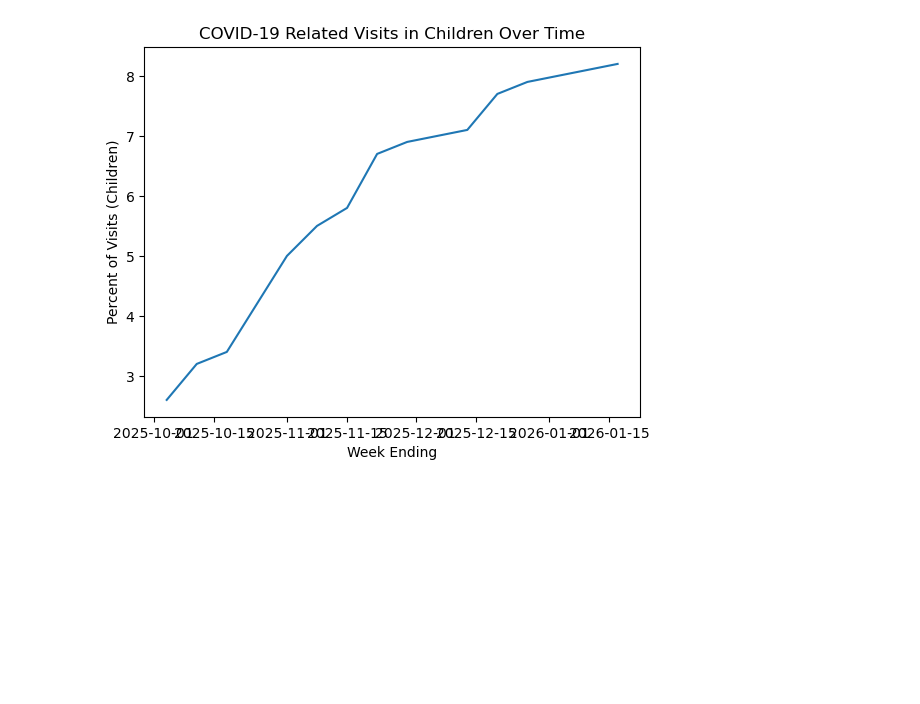
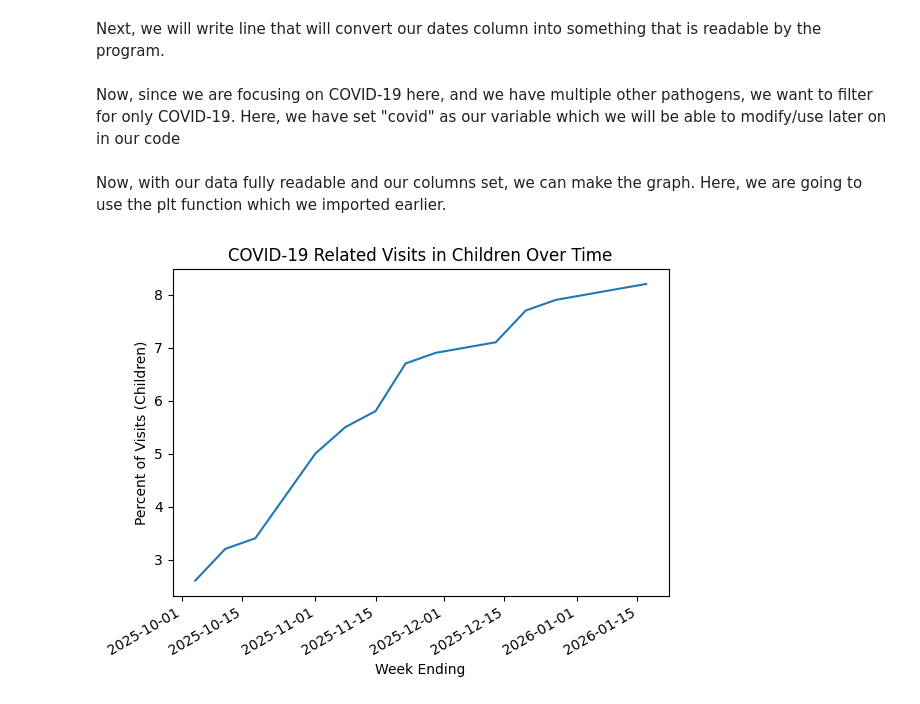
Before and after one commit to Jack-W-Fan/AI-Workshop-Dataset-Notebook, a Jupyter notebook: AI Workshop Dataset Notebook.ipynb, the cells around one changed output. Saved outputs shown, nothing was run; the diff lists cells and outputs as text; code cells hidden in the pictures; blank space fills up the shorter version.

```diff
--- a/AI Workshop Dataset Notebook.ipynb
+++ b/AI Workshop Dataset Notebook.ipynb
@@ -11,0 +26,2 @@ All requested packages already installed.
+# %% [markdown]
+Next, we will write line that will convert our dates column into something that is readable by the program.
@@ -11,0 +30,2 @@ All requested packages already installed.
+# %% [markdown]
+Now, since we are focusing on COVID-19 here, and we have multiple other pathogens, we want to filter for only COVID-19. Here, we have set "covid" as our variable which we will be able to modify/use later on in our code
@@ -12,24 +34,25 @@ All requested packages already installed.
+# %% [markdown]
+Now, with our data fully readable and our columns set, we can make the graph. Here, we are going to use the plt function which we imported earlier.
 # %%
-import pandas as pd
-import matplotlib.pyplot as plt
+# Create a new figure for the plot
+plt.figure()
 
-# 1. Load the data
-df = pd.read_csv("data-table.csv")
+# Plot children's COVID-related visits over time
+plt.plot(covid["week_end"], covid["Children"])
 
-# 2. Convert date column
-df["week_end"] = pd.to_datetime(df["week_end"])
+# Label the x-axis (time)
+plt.xlabel("Week Ending")
 
-# 3. Filter to one pathogen
-covid = df[df["pathogen"] == "COVID-19"]
+# Label the y-axis (percentage of visits in children)
+plt.ylabel("Percent of Visits (Children)")
 
-# 4. Make the plot
-plt.figure()
-plt.plot(covid["week_end"], covid["Children"])
-plt.xlabel("Week Ending")
-plt.ylabel("Percent of Visits (Children)")
+# Add a title to the plot
 plt.title("COVID-19 Related Visits in Children Over Time")
 
-# 5. Show the graph
+# Orders the date to a readable format
+plt.gcf().autofmt_xdate()
+
+# Display the plot
 plt.show()
 # %% [output]
-[figure, old version]
+[figure, new version]
```
Also changed, not shown: parts of 9 cells of this notebook.
